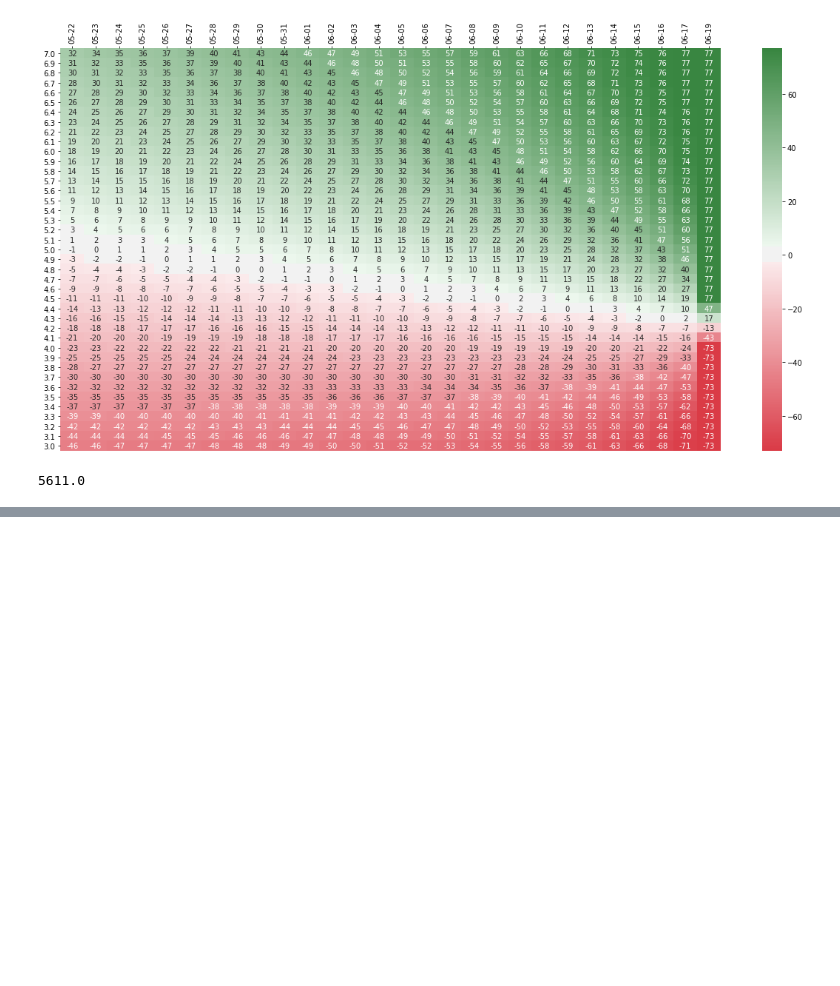
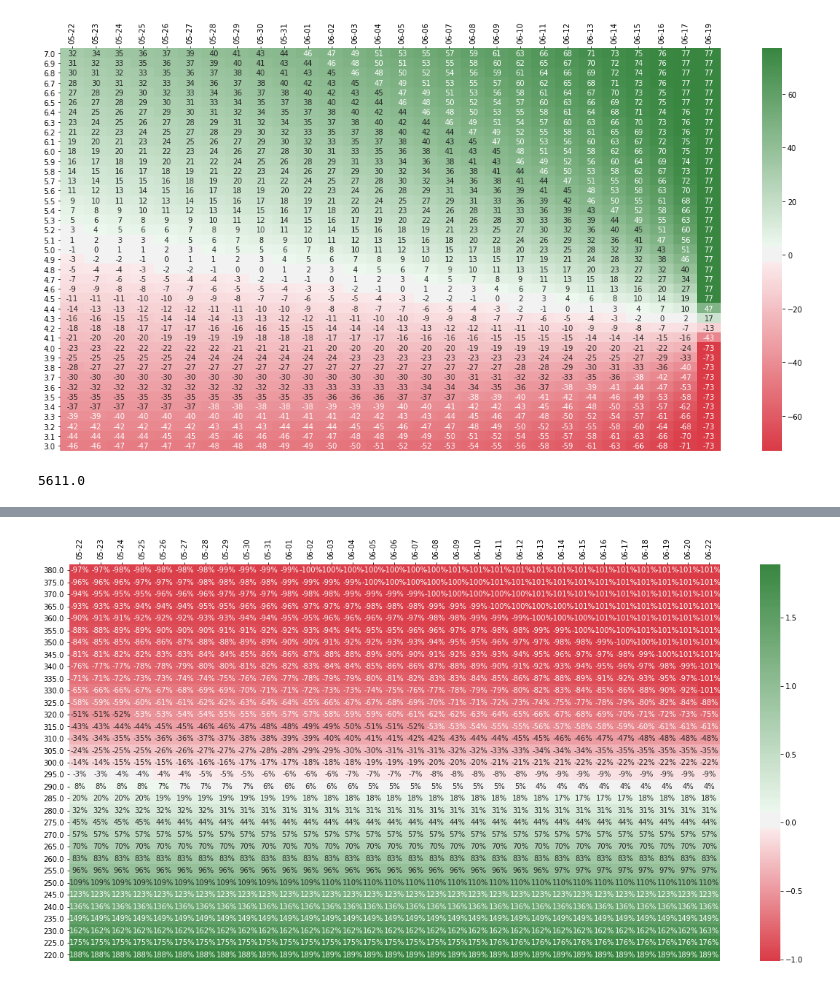
Before and after one commit to grivescorbett/pyoptionprofit, a Jupyter notebook: pyoptionprofit.ipynb, the cells around one changed output, grey strips where cells are left out. Saved outputs shown, nothing was run; the diff lists cells and outputs as text; code cells hidden in the pictures; blank space fills up the shorter version.

```diff
--- a/pyoptionprofit.ipynb
+++ b/pyoptionprofit.ipynb
@@ -191,0 +197,4 @@ graph_result(gains, net_cost, pct=True)
+# %%
+graph_result(legs[1], leg_costs[1], pct=True)
+# %% [output]
+[figure, added]
```
Also changed, not shown: parts of 5 cells of this notebook.
